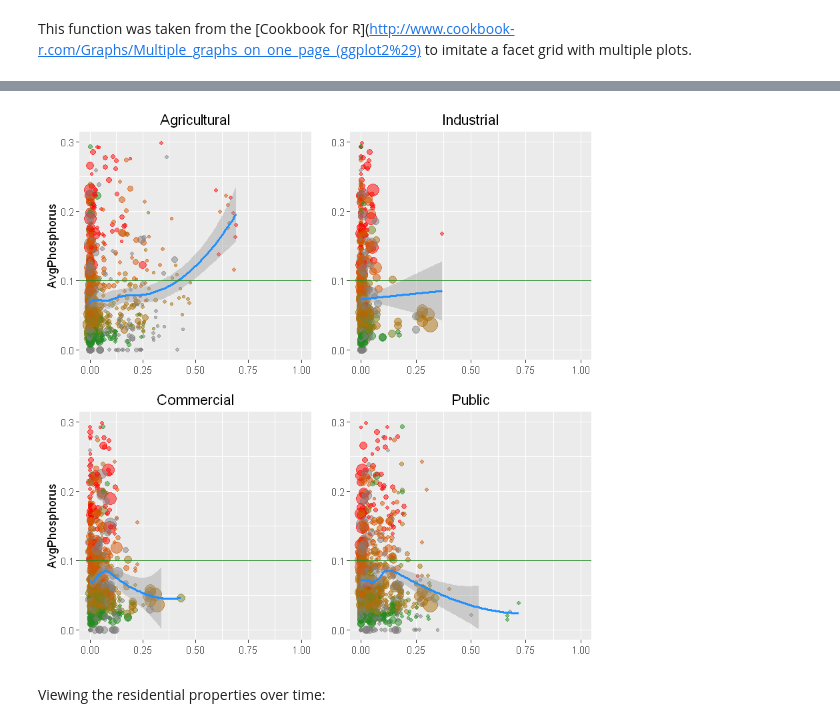
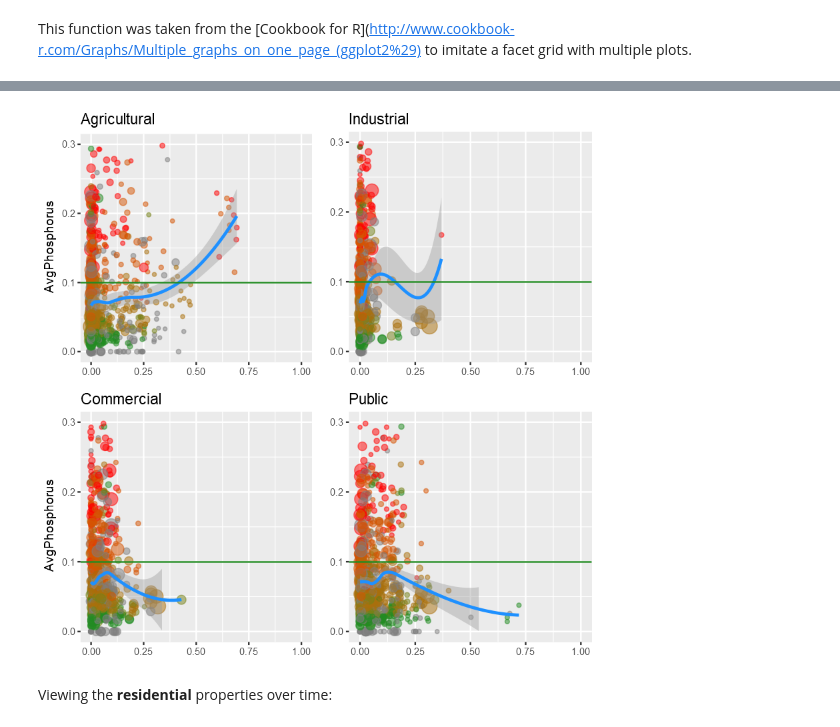
Before and after one commit to JeffMacaluso/Competitions, a Jupyter notebook: MinneMUDAC/LakePropertyVisualizations.ipynb, the cells around one changed output, grey strips where cells are left out. Drawn from its saved outputs; the diff is of its cells as text; code cells hidden in the pictures.

```diff
--- a/MinneMUDAC/LakePropertyVisualizations.ipynb
+++ b/MinneMUDAC/LakePropertyVisualizations.ipynb
@@ -161,48 +157,52 @@ Examinining the remaining properties:
 # %%
 # Agricultural
 agrPhos <- ggplot(df, aes(AgriculturalProportion, AvgPhosphorus)) +
-             geom_point(aes(color = AvgSeasonalLakeGrade, size = TotalCount), alpha = .5) +
-             scale_colour_gradient(low = "red", high = "forestgreen") +
-             geom_smooth(method = 'loess', color = 'dodgerblue') +
-             xlim(0, 1) + ylim(0, 0.3) +
-             geom_hline(yintercept = 0.1, color = 'forestgreen') +
-             theme(legend.position = "none")  # Legend disabled to save space on slide containing facet grid
+             geom_point(aes(color=AvgSeasonalLakeGrade, size=TotalCount), alpha=.5) +  # Creating the scatterplot
+             scale_colour_gradient(low="red", high="forestgreen") +  # Setting the color scale
+             geom_smooth(method='loess', color='dodgerblue') +  # Creating the LOESS smoothing line
+             xlim(0, 1) +  # Setting the x-axis limits
+             ylim(0, 0.3) +  # Setting the y-axis lmits
+             geom_hline(yintercept=0.1, color='forestgreen') +  # Adding the line for the eutrophic cutoff
+             theme(legend.position="none")  # Legend disabled to save space on slide containing facet grid
 
 # Commercial
 comPhos <- ggplot(df, aes(CommercialProportion, AvgPhosphorus)) +
-             geom_point(aes(color = AvgSeasonalLakeGrade, size = TotalCount), alpha = .5) +
-             scale_colour_gradient(low = "red", high = "forestgreen") +
-             geom_smooth(method = 'loess', color = 'dodgerblue') +
-             xlim(0, 1) + ylim(0, 0.3) +
-             geom_hline(yintercept = 0.1, color = 'forestgreen') +
-             theme(legend.position = "none")
-
+             geom_point(aes(color=AvgSeasonalLakeGrade, size=TotalCount), alpha=.5) +  # Creating the scatterplot
+             scale_colour_gradient(low="red", high="forestgreen") +  # Setting the color scale
+             geom_smooth(method='loess', color='dodgerblue') +  # Creating the LOESS smoothing line
+             xlim(0, 1) +  # Setting the x-axis limits
+             ylim(0, 0.3) +  # Setting the y-axis lmits
+             geom_hline(yintercept=0.1, color='forestgreen') +  # Adding the line for the eutrophic cutoff
+             theme(legend.position="none")  # Legend disabled to save space on slide containing facet grid
 # Industrial
 indPhos <- ggplot(df, aes(IndustrialProportion, AvgPhosphorus)) +
-             geom_point(aes(color = AvgSeasonalLakeGrade, size = TotalCount), alpha = .5) +
-             scale_colour_gradient(low = "red", high = "forestgreen") +
-             geom_smooth(method = 'lm', color = 'dodgerblue') +
-             xlim(0, 1) + ylim(0, 0.3) +
-             geom_hline(yintercept = 0.1, color = 'forestgreen') +
-             theme(legend.position = "none")
+             geom_point(aes(color=AvgSeasonalLakeGrade, size=TotalCount), alpha=.5) +  # Creating the scatterplot
+             scale_colour_gradient(low="red", high="forestgreen") +  # Setting the color scale
+             geom_smooth(method='loess', color='dodgerblue') +  # Creating the LOESS smoothing line
+             xlim(0, 1) +  # Setting the x-axis limits
+             ylim(0, 0.3) +  # Setting the y-axis lmits
+             geom_hline(yintercept=0.1, color='forestgreen') +  # Adding the line for the eutrophic cutoff
+             theme(legend.position="none")  # Legend disabled to save space on slide containing facet grid
 
 # Public
 pubPhos <- ggplot(df, aes(PublicProportion, AvgPhosphorus)) +
-             geom_point(aes(color = AvgSeasonalLakeGrade, size = TotalCount), alpha = .5) +
-             scale_colour_gradient(low = "red", high = "forestgreen") +
-             geom_smooth(method = 'loess', color = 'dodgerblue') +
-             xlim(0, 1) + ylim(0, 0.3) +
-             geom_hline(yintercept = 0.1, color = 'forestgreen') +
-             theme(legend.position = "none")
+             geom_point(aes(color=AvgSeasonalLakeGrade, size=TotalCount), alpha=.5) +  # Creating the scatterplot
+             scale_colour_gradient(low="red", high="forestgreen") +  # Setting the color scale
+             geom_smooth(method='loess', color='dodgerblue') +  # Creating the LOESS smoothing line
+             xlim(0, 1) +  # Setting the x-axis limits
+             ylim(0, 0.3) +  # Setting the y-axis lmits
+             geom_hline(yintercept=0.1, color='forestgreen') +  # Adding the line for the eutrophic cutoff
+             theme(legend.position="none")  # Legend disabled to save space on slide containing facet grid
 
 
+# Plotting the "facet grid"
 multiplot(agrPhos + labs(title = "Agricultural", x = element_blank()),
           comPhos + labs(title = "Commercial", x = element_blank()),
           indPhos + labs(title = "Industrial", x = element_blank(), y = element_blank()),
           pubPhos + labs(title = "Public", x = element_blank(), y = element_blank()),
           cols = 2)
 # %% [output]
-[figure, old version]
+[figure, new version]
 # %% [markdown]
-Viewing the residential properties over time:
+Viewing the **residential** properties over time:
 # %%
```
Also changed, not shown: parts of 12 cells of this notebook.
